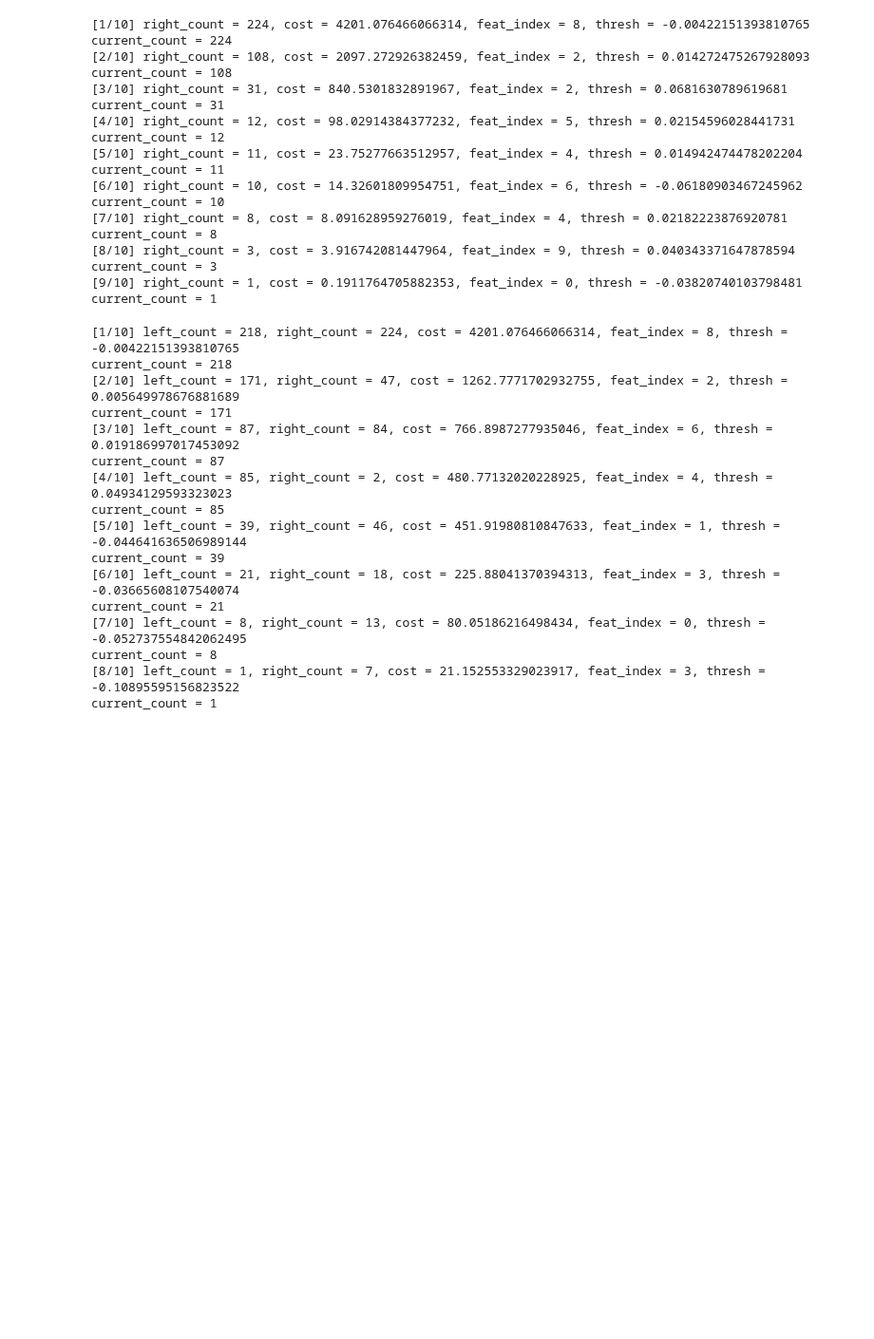
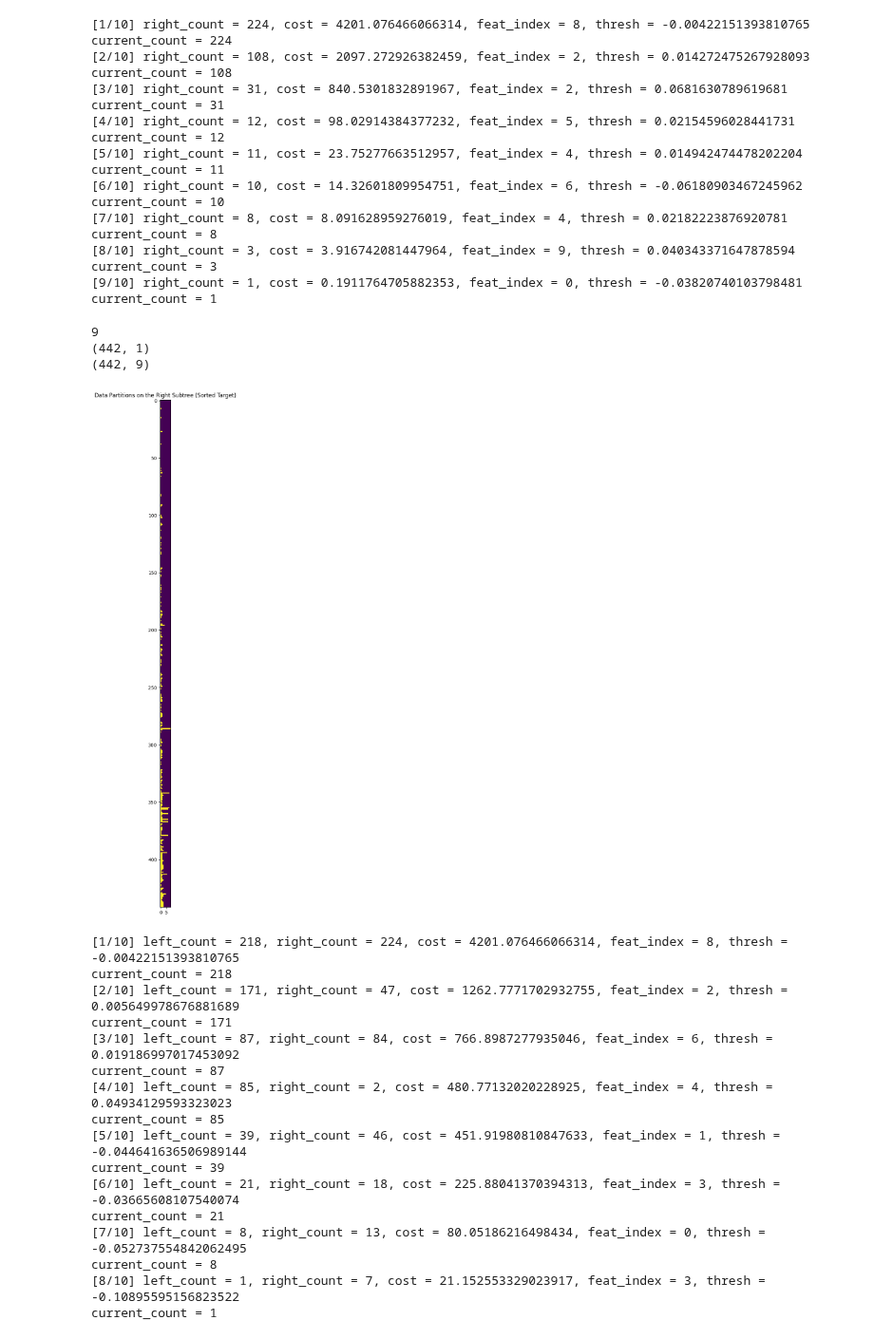
Before and after one commit to jumzzz/prob-ml, a Jupyter notebook: ch18/decision_trees/implementation/02-impl-min-feature-thresh.ipynb, the cells around one changed output. Shown at 95% size. Drawn from its saved outputs; the diff is of its cells as text; code cells hidden in the pictures; blank space fills up the shorter version.

```diff
--- a/ch18/decision_trees/implementation/02-impl-min-feature-thresh.ipynb
+++ b/ch18/decision_trees/implementation/02-impl-min-feature-thresh.ipynb
@@ -94,7 +95,7 @@ while current_count > min_count and max_depth > current_depth:
 
     print(f'[{current_depth}/{max_depth}] right_count = {right_count}, cost = {cost}, feat_index = {feat_index}, thresh = {thresh}')
     current_count = right_count
-    partition_lists.append(right_partition.reshape(1,-1))
+    partition_lists.append(right_partition.reshape(-1,1))
     current_right_partition = right_partition
     current_depth += 1
     print(f'current_count = {current_count}')
@@ -117,6 +118,27 @@ current_count = 8
 current_count = 3
 [9/10] right_count = 1, cost = 0.1911764705882353, feat_index = 0, thresh = -0.03820740103798481
 current_count = 1
+# %%
+data_partitions_right = np.hstack(partition_lists)
+print(len(partition_lists))
+print(partition_lists[0].shape)
+print(data_partitions_right.shape)
+
+feat_cols = [f'x{count}' for count in range(0, data_partitions_right.shape[1])]
+cols = feat_cols + ['y']
+data_partitions_right = np.hstack([data_partitions_right, y.reshape(-1,1)])
+data_partitions_right = pd.DataFrame(data_partitions_right, columns=cols)
+data_partitions_right = data_partitions_right.sort_values(by='y')
+
+plt.figure(figsize=(5,20))
+plt.imshow(data_partitions_right[feat_cols])
+plt.title('Data Partitions on the Right Subtree (Sorted Target)')
+plt.show()
+# %% [output]
+9
+(442, 1)
+(442, 9)
+[figure, added]
 # %%
 data = load_diabetes()
 X,y = data['data'], data['target']
```
Also changed, not shown: parts of 5 cells of this notebook.
